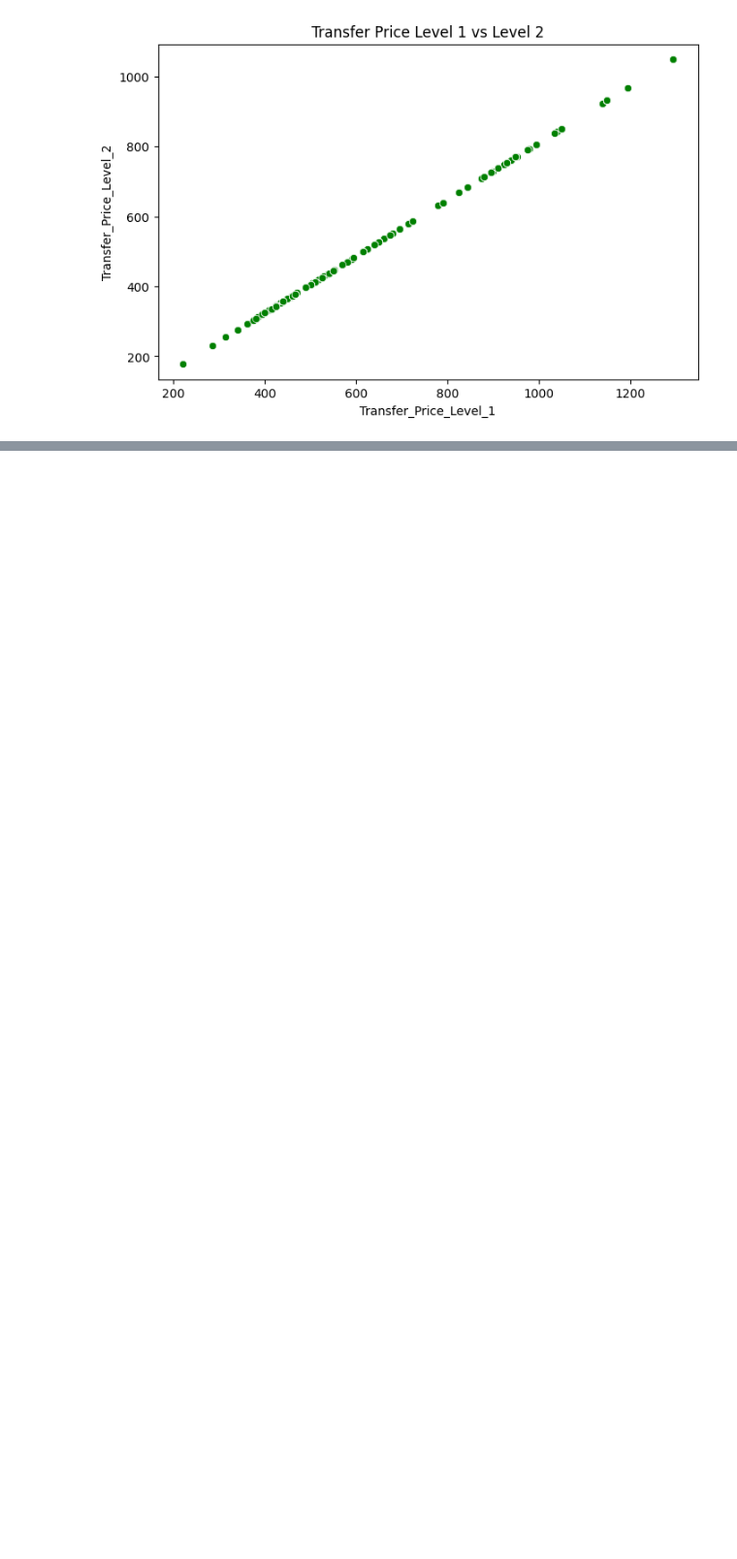
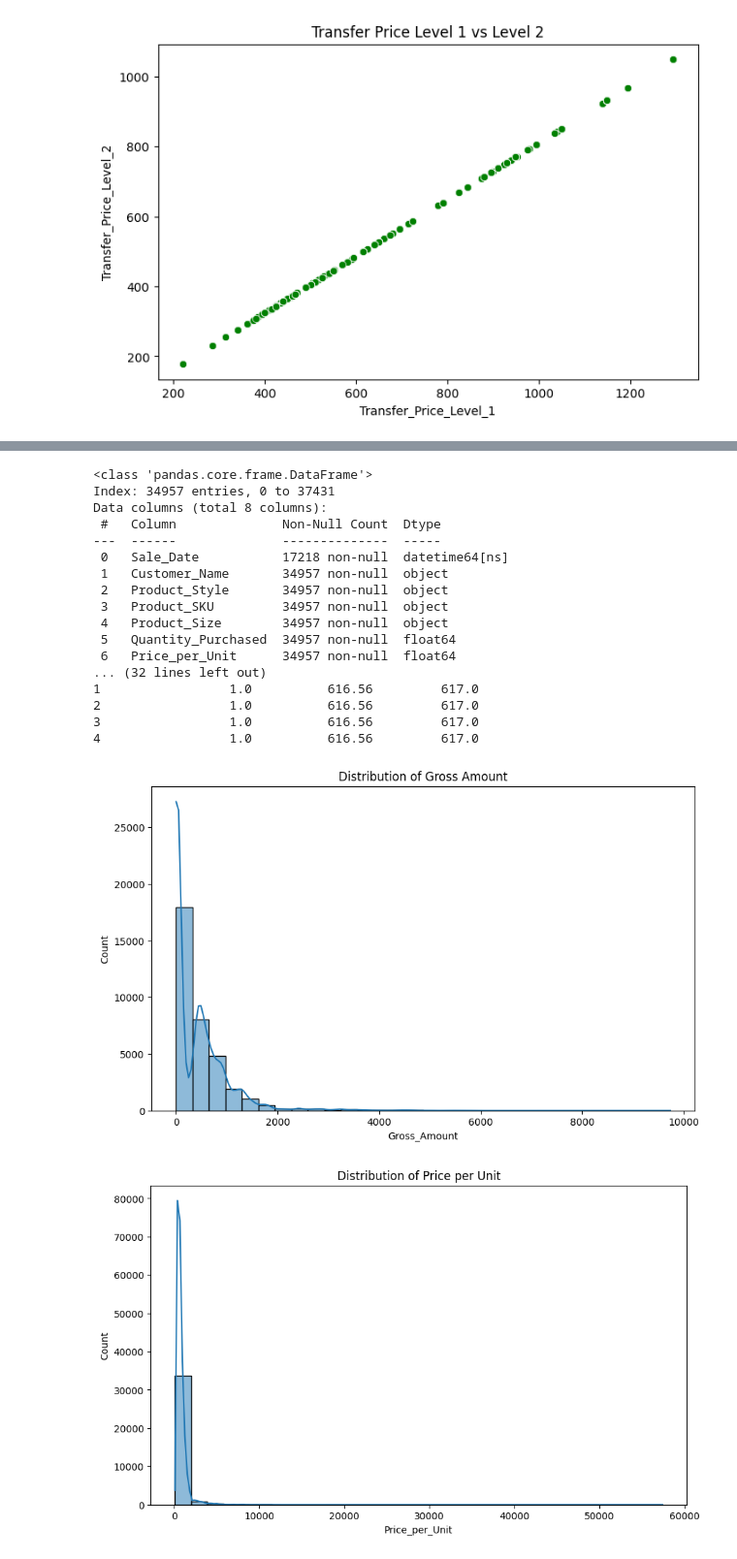
Before and after one commit to GlennVarshan/Dataviz, a Jupyter notebook: Dataviz.ipynb, the cells around one changed output, grey strips where cells are left out. Shown at 97% size. Cells and saved outputs as stored; diff of their text form; code cells hidden in the pictures; blank space fills up the shorter version.

```diff
--- a/Dataviz.ipynb
+++ b/Dataviz.ipynb
@@ -643,0 +913,79 @@ plt.show()
+# %%
+import pandas as pd
+import seaborn as sns
+import matplotlib.pyplot as plt
+
+# Data Overview for isr
+df = isr.copy()
+df['Sale_Date'] = pd.to_datetime(df['Sale_Date'], errors='coerce')
+
+print(df.info())
+print(df.describe())
+print(df.head())
+
+# Univariate Analysis
+plt.figure(figsize=(10, 6))
+sns.histplot(df['Gross_Amount'], bins=30, kde=True)
+plt.title('Distribution of Gross Amount')
+plt.show()
+
+plt.figure(figsize=(10, 6))
+sns.histplot(df['Price_per_Unit'], bins=30, kde=True)
+plt.title('Distribution of Price per Unit')
+plt.show()
+
+# Bivariate Analysis
+plt.figure(figsize=(10, 6))
+sns.scatterplot(x='Quantity_Purchased', y='Gross_Amount', data=df)
+plt.title('Quantity Purchased vs Gross Amount')
+plt.show()
+
+# Time Series Analysis
+monthly_sales = df.groupby(df['Sale_Date'].dt.to_period('M'))['Gross_Amount'].sum()
+
+plt.figure(figsize=(12, 6))
+monthly_sales.plot(marker='o')
+plt.title('Monthly Sales Trend')
+plt.xlabel('Month')
+plt.ylabel('Total Gross Amount')
+plt.grid(True)
+plt.show()
+
+# Product Style Analysis
+product_sales = df.groupby('Product_Style')['Gross_Amount'].sum().sort_values(ascending=False)
+
+
+# Product Size Analysis
+plt.figure(figsize=(10, 6))
+sns.boxplot(x='Product_Size', y='Price_per_Unit', data=df)
+plt.title('Price per Unit by Product Size')
+plt.show()
+
+# Customer Purchase Behavior
+top_customers = df.groupby('Customer_Name')['Gross_Amount'].sum().sort_values(ascending=False).head(10)
+
+plt.figure(figsize=(12, 6))
+sns.barplot(x=top_customers.index, y=top_customers.values)
+plt.title('Top 10 Customers by Gross Amount')
+plt.xticks(rotation=90)
+plt.show()
+# %% [output]
+<class 'pandas.core.frame.DataFrame'>
+Index: 34957 entries, 0 to 37431
+Data columns (total 8 columns):
+ #   Column              Non-Null Count  Dtype
+---  ------              --------------  -----
+ 0   Sale_Date           17218 non-null  datetime64[ns]
+ 1   Customer_Name       34957 non-null  object
+ 2   Product_Style       34957 non-null  object
+ 3   Product_SKU         34957 non-null  object
+ 4   Product_Size        34957 non-null  object
+ 5   Quantity_Purchased  34957 non-null  float64
+ 6   Price_per_Unit      34957 non-null  float64
+... (32 lines left out)
+1                 1.0          616.56         617.0
+2                 1.0          616.56         617.0
+3                 1.0          616.56         617.0
+4                 1.0          616.56         617.0
+[figure, added]
+[figure, added]
```
Also changed, not shown: parts of 26 cells of this notebook, 4 other files.
